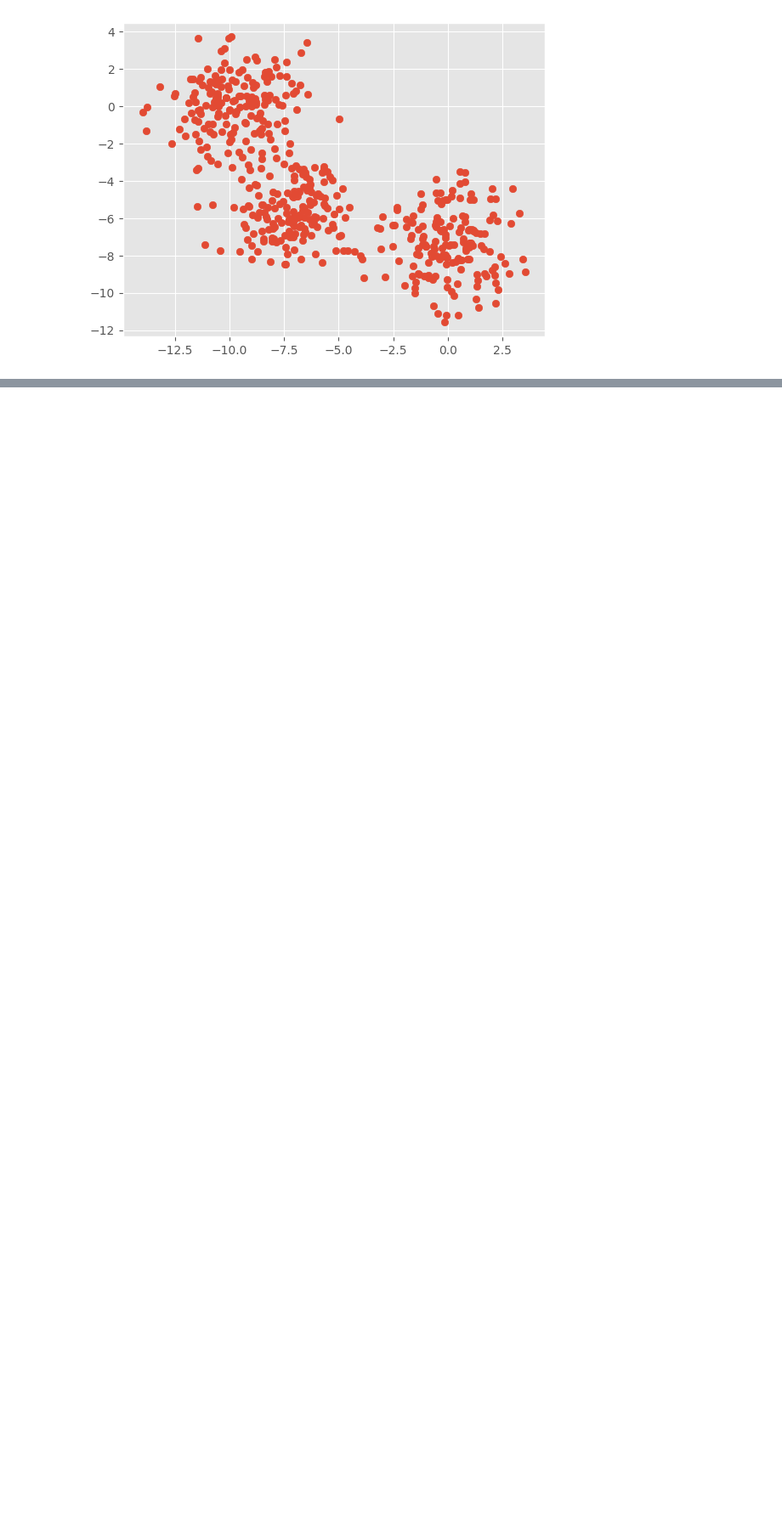
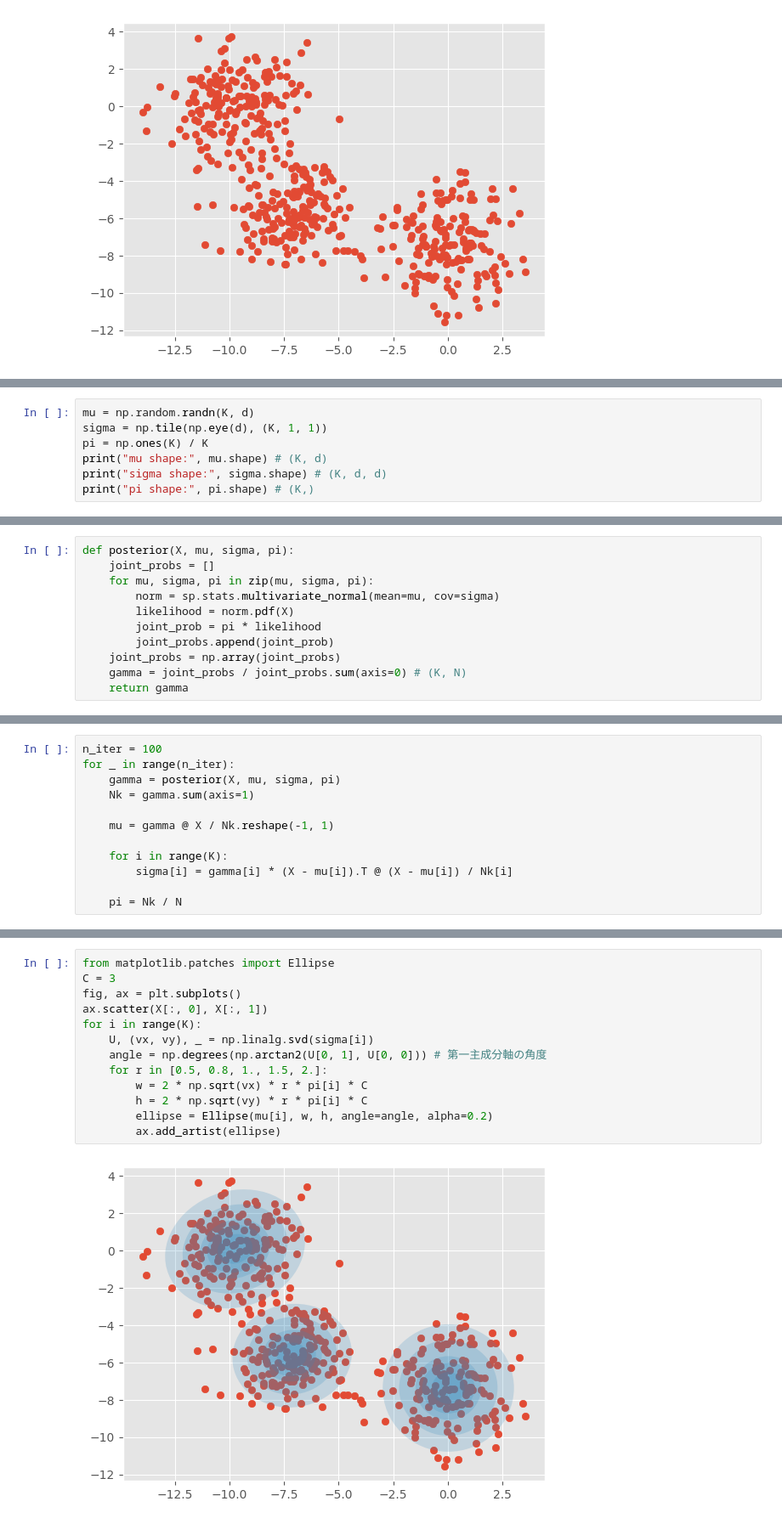
Before and after one commit to misya11p/probabilistic-models, a Jupyter notebook: em-algorithm.ipynb, the cells around one changed output, grey strips where cells are left out. Shown at 85% size. Saved outputs shown, nothing was run; the diff lists cells and outputs as text; blank space fills up the shorter version.

Commit message:
plot

```diff
--- a/em-algorithm.ipynb
+++ b/em-algorithm.ipynb
@@ -636,0 +587,7 @@ plt.scatter(X[:, 0], X[:, 1], c=clusters);
+# %%
+mu = np.random.randn(K, d)
+sigma = np.tile(np.eye(d), (K, 1, 1))
+pi = np.ones(K) / K
+print("mu shape:", mu.shape) # (K, d)
+print("sigma shape:", sigma.shape) # (K, d, d)
+print("pi shape:", pi.shape) # (K,)
@@ -636,0 +602,11 @@ plt.scatter(X[:, 0], X[:, 1], c=clusters);
+# %%
+def posterior(X, mu, sigma, pi):
+    joint_probs = []
+    for mu, sigma, pi in zip(mu, sigma, pi):
+        norm = sp.stats.multivariate_normal(mean=mu, cov=sigma)
+        likelihood = norm.pdf(X)
+        joint_prob = pi * likelihood
+        joint_probs.append(joint_prob)
+    joint_probs = np.array(joint_probs)
+    gamma = joint_probs / joint_probs.sum(axis=0) # (K, N)
+    return gamma
@@ -636,0 +615,12 @@ plt.scatter(X[:, 0], X[:, 1], c=clusters);
+# %%
+n_iter = 100
+for _ in range(n_iter):
+    gamma = posterior(X, mu, sigma, pi)
+    Nk = gamma.sum(axis=1)
+
+    mu = gamma @ X / Nk.reshape(-1, 1)
+
+    for i in range(K):
+        sigma[i] = gamma[i] * (X - mu[i]).T @ (X - mu[i]) / Nk[i]
+
+    pi = Nk / N
@@ -636,0 +629,15 @@ plt.scatter(X[:, 0], X[:, 1], c=clusters);
+# %%
+from matplotlib.patches import Ellipse
+C = 3
+fig, ax = plt.subplots()
+ax.scatter(X[:, 0], X[:, 1])
+for i in range(K):
+    U, (vx, vy), _ = np.linalg.svd(sigma[i])
+    angle = np.degrees(np.arctan2(U[0, 1], U[0, 0])) # 第一主成分軸の角度
+    for r in [0.5, 0.8, 1., 1.5, 2.]:
+        w = 2 * np.sqrt(vx) * r * pi[i] * C
+        h = 2 * np.sqrt(vy) * r * pi[i] * C
+        ellipse = Ellipse(mu[i], w, h, angle=angle, alpha=0.2)
+        ax.add_artist(ellipse)
+# %% [output]
+[figure, added]
```
Also changed, not shown: parts of 9 cells of this notebook.
